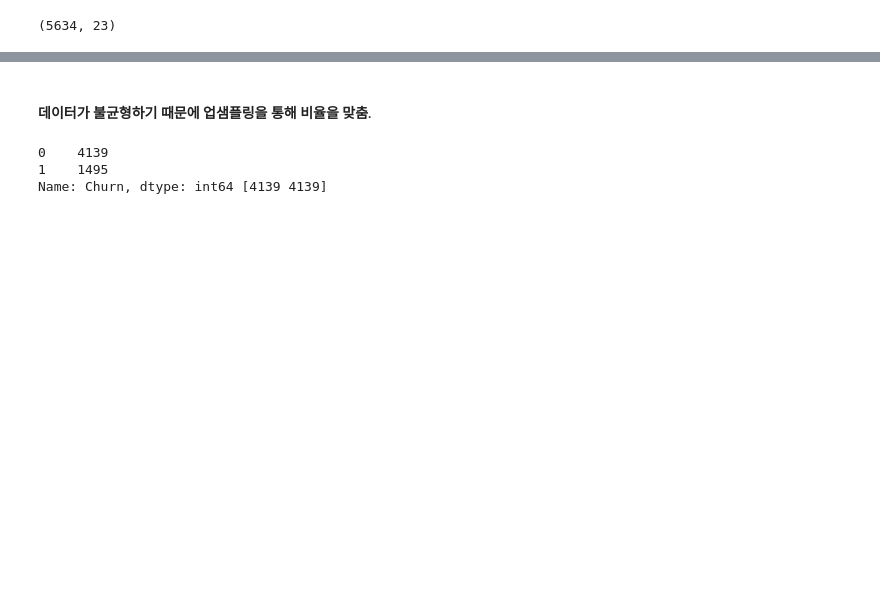
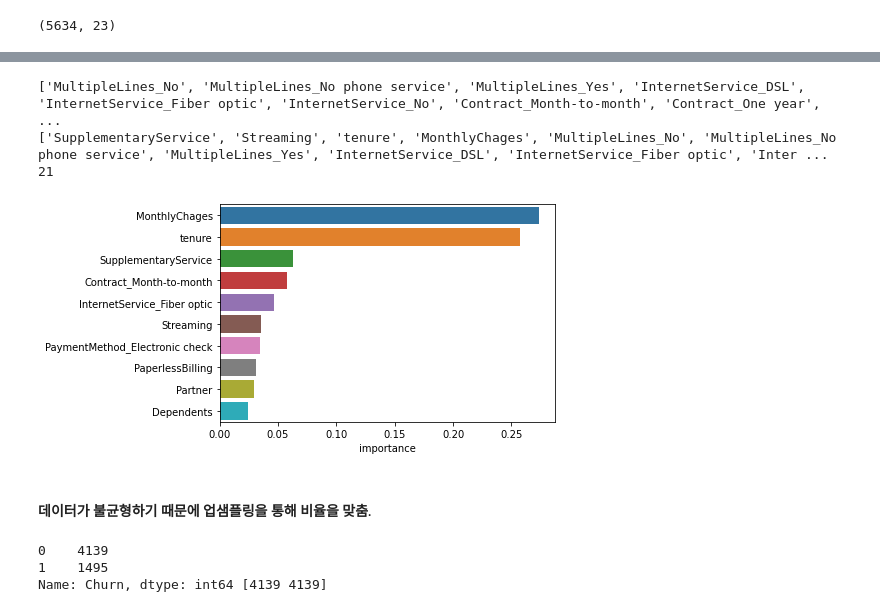
Before and after one commit to parkseonga/Kaggle_EDA, a Jupyter notebook: Practical training/Telco_Customer_Modeling.ipynb, the cells around one changed output, grey strips where cells are left out. Drawn from its saved outputs; the diff is of its cells as text; code cells hidden in the pictures; blank space fills up the shorter version.

```diff
--- a/Practical training/Telco_Customer_Modeling.ipynb
+++ b/Practical training/Telco_Customer_Modeling.ipynb
@@ -612,16 +654,0 @@ weighted avg       0.87      0.43      0.46      5634
-# %%
-param_XGB = {"max_depth" : [3,4,5,6,7],
-    "learning_rate" : [0.01, 0.05, 0.001],
-    "booster" : ["gbtree","gblinear","dart"],
-    "min_child_weight" : [1,3,5,7,9,11],
-    "scale_pos_weight":[1,3,5]}
-
-xgb_model = xgb.XGBClassifier(objective = "binary:logistic")
-
-cv_xgb = GridSearchCV(xgb_model,param_XGB, cv= cv_mo, scoring = "roc_auc")
-cv_xgb.fit(X_prepared, y_train)
-cv_xgb_best_roc = cv_xgb.best_estimator_
-
-print(cv_xgb.score(X_prepared, y_train))
-print(confusion_matrix(y_train,cv_xgb.predict(X_prepared)))
-print(classification_report(y_train,cv_xgb.predict(X_prepared)))
@@ -651,5 +654,0 @@ pickle.dump(cv_xgb.best_estimator_, open("xgb_clf.pickle", "wb"))
-# %%
-from sklearn.metrics import precision_recall_curve
-
-best_model.fit(X_prepared,y_train)
-pred = best_model.predict(X_prepared)
@@ -732,3 +789,32 @@ print(recall_score(y_train, y_train_pred_80))
+# %%
+cat_encoder = selector.named_transformers_["one_hot"]
+
+cat_one_hot_features = []
+
+i = 0
+for feature in ["MultipleLines","InternetService","Contract","PaymentMethod"]:
+    cat_one_hot_features.append([feature+"_"+string for string in list(cat_encoder.categories_[i])])
+
+    i+=1
+
+cat_one_hot_features = sum(cat_one_hot_features,[])
+print(cat_one_hot_features)
+
+features = ["SupplementaryService","Streaming","tenure", "MonthlyChages",]+ cat_one_hot_features + ['SeniorCitizen', 'Partner', 'Dependents','PaperlessBilling']
+
+print(features)
+print(len(features))
+
+feature_importances = pd.DataFrame(RandomForestClassifier().fit(X_prepared,y_train).feature_importances_,index = features,columns=['importance']).sort_values('importance',ascending=False)
+feature_importances = feature_importances.head(10)
+feature_importances
+
+bar = sns.barplot(feature_importances["importance"],feature_importances.index)
+# %% [output]
+['MultipleLines_No', 'MultipleLines_No phone service', 'MultipleLines_Yes', 'InternetService_DSL', 'InternetService_Fiber optic', 'InternetService_No', 'Contract_Month-to-month', 'Contract_One year',  ...
+['SupplementaryService', 'Streaming', 'tenure', 'MonthlyChages', 'MultipleLines_No', 'MultipleLines_No phone service', 'MultipleLines_Yes', 'InternetService_DSL', 'InternetService_Fiber optic', 'Inter ...
+21
+[figure, added]
 # %% [markdown]
 #### 데이터가 불균형하기 때문에 업샘플링을 통해 비율을 맞춤.
 # %%
```
Also changed, not shown: parts of 103 cells of this notebook.
